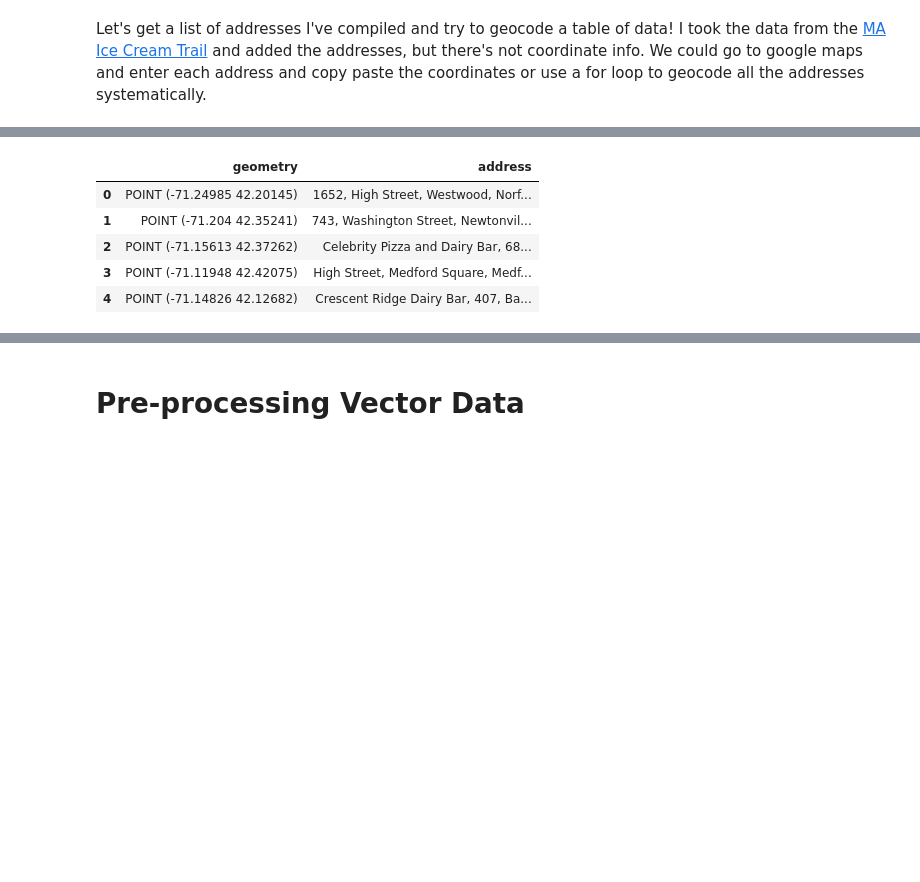
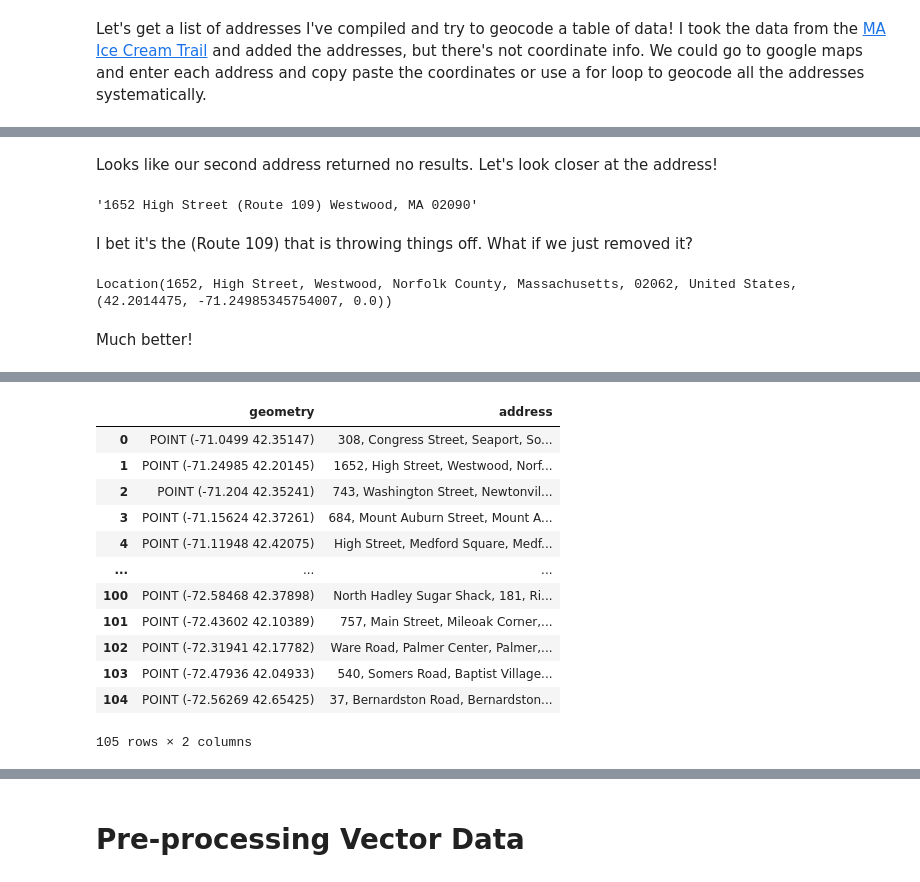
Before and after one commit to tuftsdatalab/python-geoprocessing, a Jupyter notebook: Demos.ipynb, the cells around one changed output, grey strips where cells are left out. Cells and saved outputs as stored; diff of their text form; code cells hidden in the pictures; blank space fills up the shorter version.

```diff
--- a/Demos.ipynb
+++ b/Demos.ipynb
@@ -61,0 +91,4 @@ my_data
+# %%
+# Read the data as a Pandas dataframe
+my_data=pd.read_excel('Addresses_for_geocoding.xlsx')
+my_data
@@ -90,0 +169,8 @@ import geopandas as gpd
+# %% [markdown]
+Looks like our second address returned no results. Let's look closer at the address!
+# %%
+my_data.loc[1,'Address']
+# %% [output]
+'1652 High Street (Route 109) Westwood, MA 02090'
+# %% [markdown]
+I bet it's the (Route 109) that is throwing things off. What if we just removed it?
@@ -91,4 +179,14 @@ import geopandas as gpd
+# %%
+location4
+# %% [output]
+Location(1652, High Street, Westwood, Norfolk County, Massachusetts, 02062, United States, (42.2014475, -71.24985345754007, 0.0))
+# %% [markdown]
+Much better!
+# %%
+# Replace the address with the correct version (this could also be done with string indexing)
+my_data.loc[1,'Address']="1652 High Street, Westwood, MA 02090"
 # %%
-my_addresses=gpd.tools.geocode(my_data.Address,provider='nominatim', user_agent="my-geocoder")
+# Geocode again
+my_addresses=gpd.tools.geocode(my_data['Address'],provider='nominatim', user_agent="my-geocoder",timeout=10)
 my_addresses
 # %% [output]
@@ -97,6 +198,13 @@ WARNING:urllib3.connectionpool:Retrying (Retry(total=0, connect=None, read=None,
 |  | geometry | address |
-| 0 | POINT (-71.24985 42.20145) | 1652, High Street, Westwood, Norf... |
-| 1 | POINT (-71.204 42.35241) | 743, Washington Street, Newtonvil... |
-| 2 | POINT (-71.15613 42.37262) | Celebrity Pizza and Dairy Bar, 68... |
-| 3 | POINT (-71.11948 42.42075) | High Street, Medford Square, Medf... |
-| 4 | POINT (-71.14826 42.12682) | Crescent Ridge Dairy Bar, 407, Ba... |
+| 0 | POINT (-71.0499 42.35147) | 308, Congress Street, Seaport, So... |
+| 1 | POINT (-71.24985 42.20145) | 1652, High Street, Westwood, Norf... |
+| 2 | POINT (-71.204 42.35241) | 743, Washington Street, Newtonvil... |
+| 3 | POINT (-71.15624 42.37261) | 684, Mount Auburn Street, Mount A... |
+| 4 | POINT (-71.11948 42.42075) | High Street, Medford Square, Medf... |
+| ... | ... | ... |
+| 100 | POINT (-72.58468 42.37898) | North Hadley Sugar Shack, 181, Ri... |
+| 101 | POINT (-72.43602 42.10389) | 757, Main Street, Mileoak Corner,... |
+| 102 | POINT (-72.31941 42.17782) | Ware Road, Palmer Center, Palmer,... |
+| 103 | POINT (-72.47936 42.04933) | 540, Somers Road, Baptist Village... |
+| 104 | POINT (-72.56269 42.65425) | 37, Bernardston Road, Bernardston... |
+105 rows × 2 columns
```
Also changed, not shown: parts of 39 cells of this notebook.
